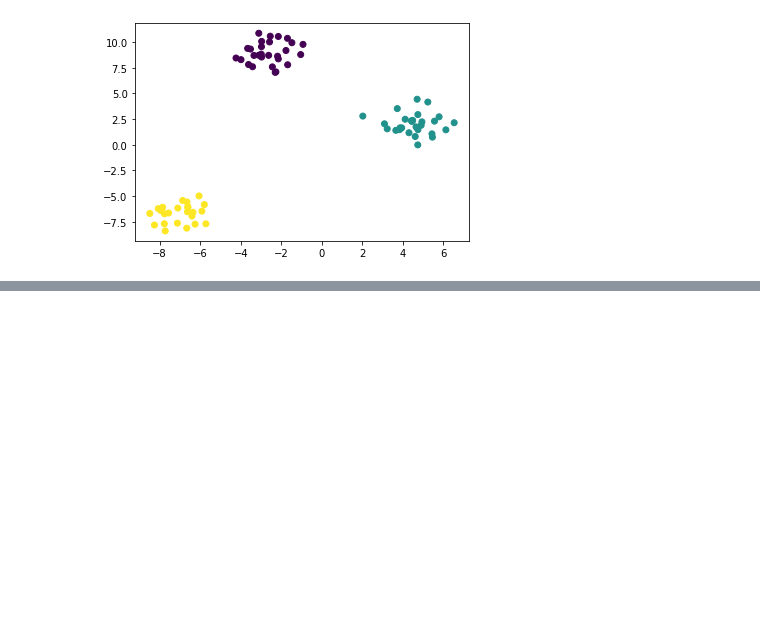
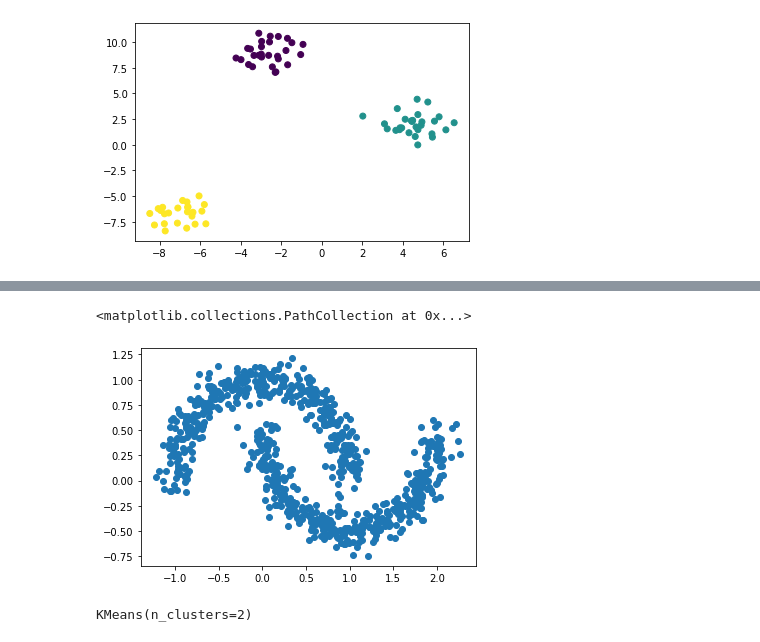
Before and after one commit to mark-andrews/pyml01, a Jupyter notebook: notebooks/kmeans.ipynb, the cells around one changed output, grey strips where cells are left out. Saved outputs shown, nothing was run; the diff lists cells and outputs as text; code cells hidden in the pictures; blank space fills up the shorter version.

```diff
--- a/notebooks/kmeans.ipynb
+++ b/notebooks/kmeans.ipynb
@@ -58,0 +77,5 @@ plt.scatter(X_train[:, 0], X_train[:, 1], c = y_train)
+# %%
+plt.scatter(X_train[:, 0], X_train[:, 1])
+# %% [output]
+<matplotlib.collections.PathCollection at 0x...>
+[figure, added]
@@ -58,0 +84,4 @@ plt.scatter(X_train[:, 0], X_train[:, 1], c = y_train)
+# %%
+kmeans.fit(X_train)
+# %% [output]
+KMeans(n_clusters=2)
```
Also changed, not shown: parts of 36 cells of this notebook, 2 other files.
